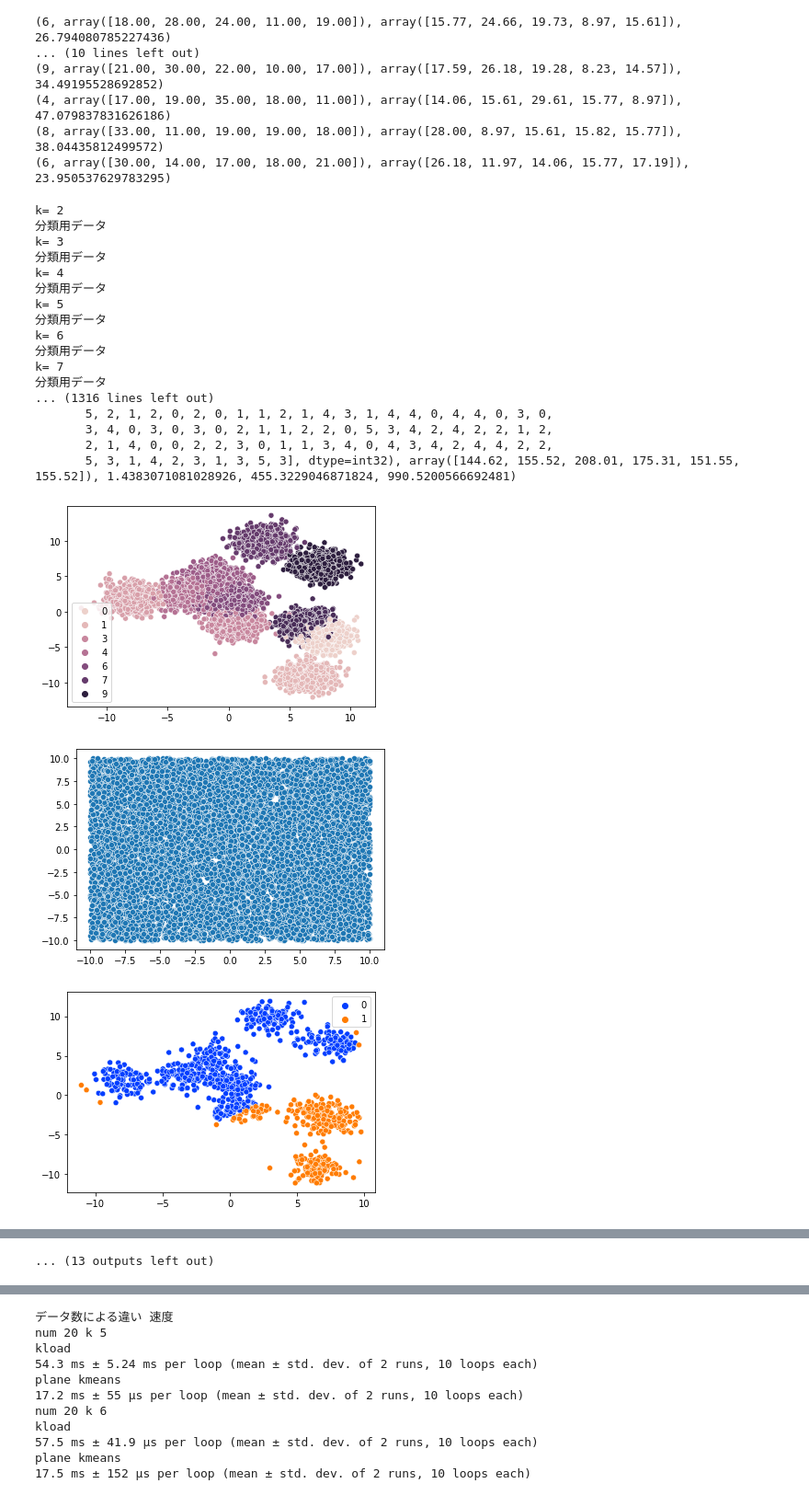
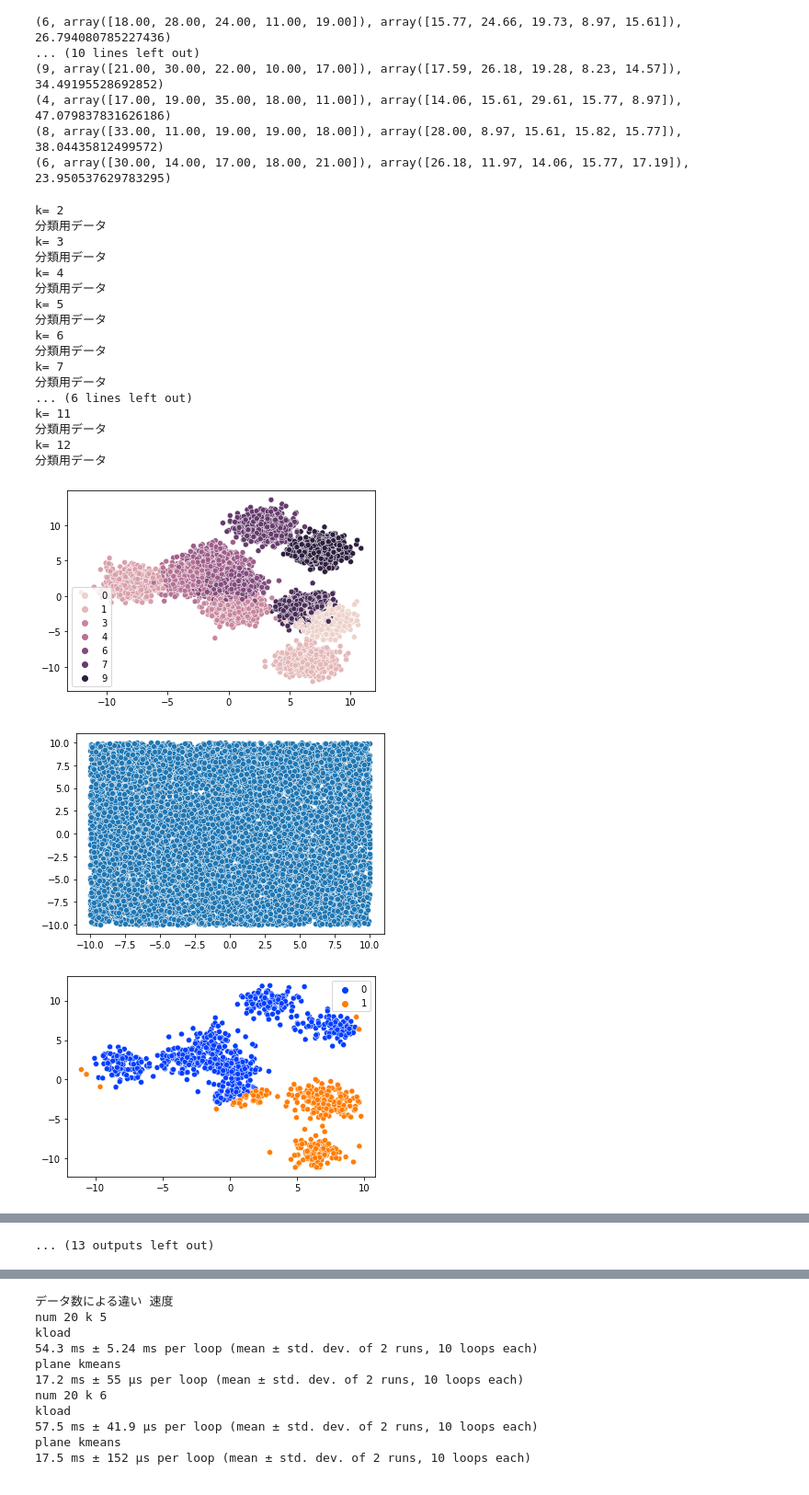
Before and after one commit to shuent/jupiter, a Jupyter notebook: grad_kmeans.ipynb, the cells around one changed output, grey strips where cells are left out. Shown at 92% size. Saved outputs shown, nothing was run; the diff lists cells and outputs as text; code cells hidden in the pictures.

```diff
--- a/grad_kmeans.ipynb
+++ b/grad_kmeans.ipynb
@@ -412,56 +412,51 @@ for _, k in enumerate(range(2,13)):
 # alphaを変えた場合, k=6
 alphas= [0.01, 0.1, 0.3, 0.5, 0.7, 0.9, 0.99]
 
-print("alphaを変えた場合")
-for _, alpha in enumerate(alphas):
+# print("alphaを変えた場合")
+# for _, alpha in enumerate(alphas):
 
-    print("alpha=",alpha)
+#     print("alpha=",alpha)
 
-    print("分類用データ ")
+#     print("分類用データ ")
 
-    print(kload(data=X[:1000], alpha=alpha, k=6, radius=0.01, max_iter=20 ))
-    print(plane_kmeans(k=6,alpha=alpha, data=X[:1000]))
+#     print(kload(data=X[:1000], alpha=alpha, k=6, radius=0.01, max_iter=20 ))
+#     print(plane_kmeans(k=6,alpha=alpha, data=X[:1000]))
 
-    print("一様分布データ")
+#     print("一様分布データ")
 
-    print(kload(data=X2[:1000], alpha=alpha, k=6, radius=0.01, max_iter=20 ))
-    print(plane_kmeans(k=6,alpha=alpha, data=X2[:1000]))
+#     print(kload(data=X2[:1000], alpha=alpha, k=6, radius=0.01, max_iter=20 ))
+#     print(plane_kmeans(k=6,alpha=alpha, data=X2[:1000]))
 
 # alphaによってより均等になる場合がある。うまくalphaを設定する必要がある。
-
-results = np.zeros((4,11))
-
-# print('ロードの分散')
-# print(results)
 
 # 評価. 可視化、ロードの分散具合、計算量、
 # k, alpha, データ数, 次元数を変えてみて
 
 # 発展
 # ロード関数を変えれば、重みつきのデータにも対応。
 # クラスタ入れ替え時に、一つではなくbulkでもいい
 
 plt.show()
 # %% [output]
 k= 2
 分類用データ
 k= 3
 分類用データ
 k= 4
 分類用データ
 k= 5
 分類用データ
 k= 6
 分類用データ
 k= 7
 分類用データ
-... (1316 lines left out)
-       5, 2, 1, 2, 0, 2, 0, 1, 1, 2, 1, 4, 3, 1, 4, 4, 0, 4, 4, 0, 3, 0,
-       3, 4, 0, 3, 0, 3, 0, 2, 1, 1, 2, 2, 0, 5, 3, 4, 2, 4, 2, 2, 1, 2,
-       2, 1, 4, 0, 0, 2, 2, 3, 0, 1, 1, 3, 4, 0, 4, 3, 4, 2, 4, 4, 2, 2,
-       5, 3, 1, 4, 2, 3, 1, 3, 5, 3], dtype=int32), array([144.62, 155.52, 208.01, 175.31, 151.55, 155.52]), 1.4383071081028926, 455.3229046871824, 990.5200566692481)
+... (6 lines left out)
+k= 11
+分類用データ
+k= 12
+分類用データ
 [figure]
-[figure, old version]
+[figure, new version]
 [figure]
 [figure]
 [figure]
```
Also changed, not shown: parts of 1 cell of this notebook.
